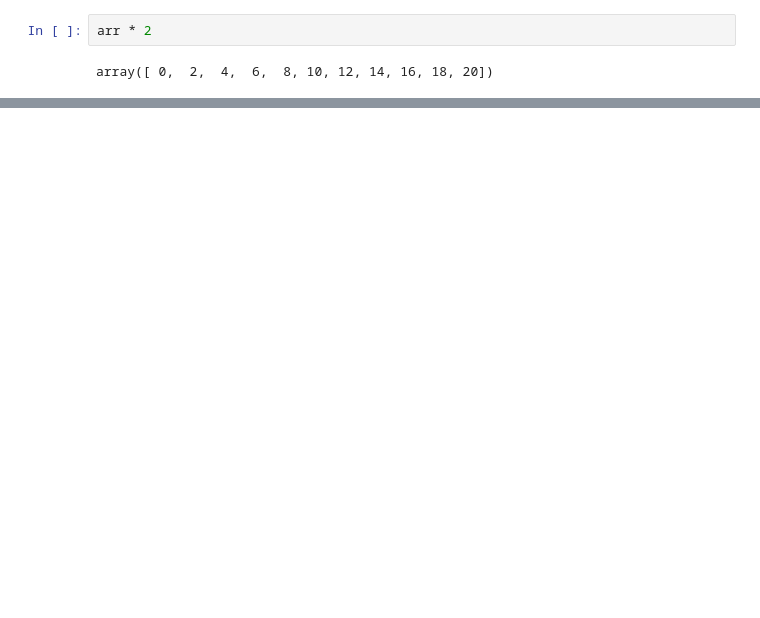
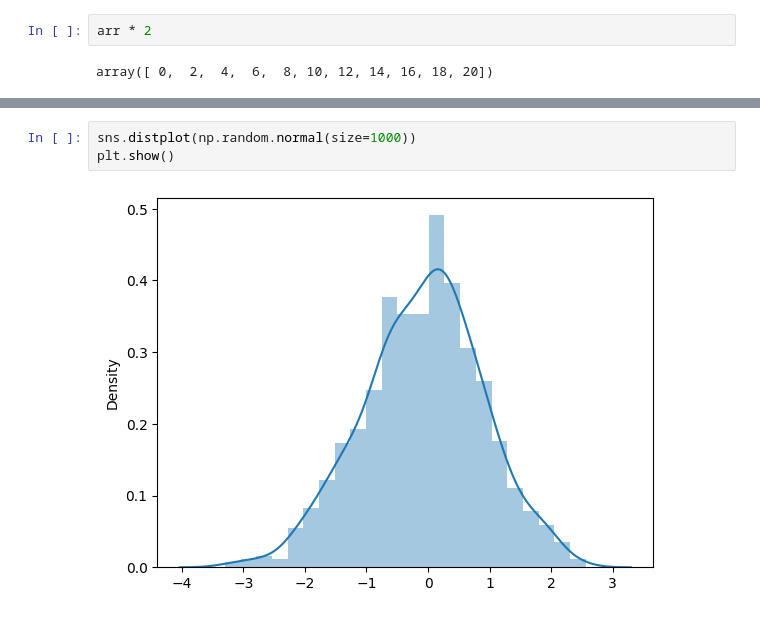
Before and after one commit to pouya-mhb/DS-ML-DL, a Jupyter notebook: Data_Science_Practice.ipynb, the cells around one changed output, grey strips where cells are left out. Saved outputs shown, nothing was run; the diff lists cells and outputs as text; blank space fills up the shorter version.

```diff
--- a/Data_Science_Practice.ipynb
+++ b/Data_Science_Practice.ipynb
@@ -505,0 +530,5 @@ array([ 0,  2,  4,  6,  8, 10, 12, 14, 16, 18, 20])
+# %%
+sns.distplot(np.random.normal(size=1000))
+plt.show()
+# %% [output]
+[figure, added]
```
Also changed, not shown: parts of 36 cells of this notebook.
